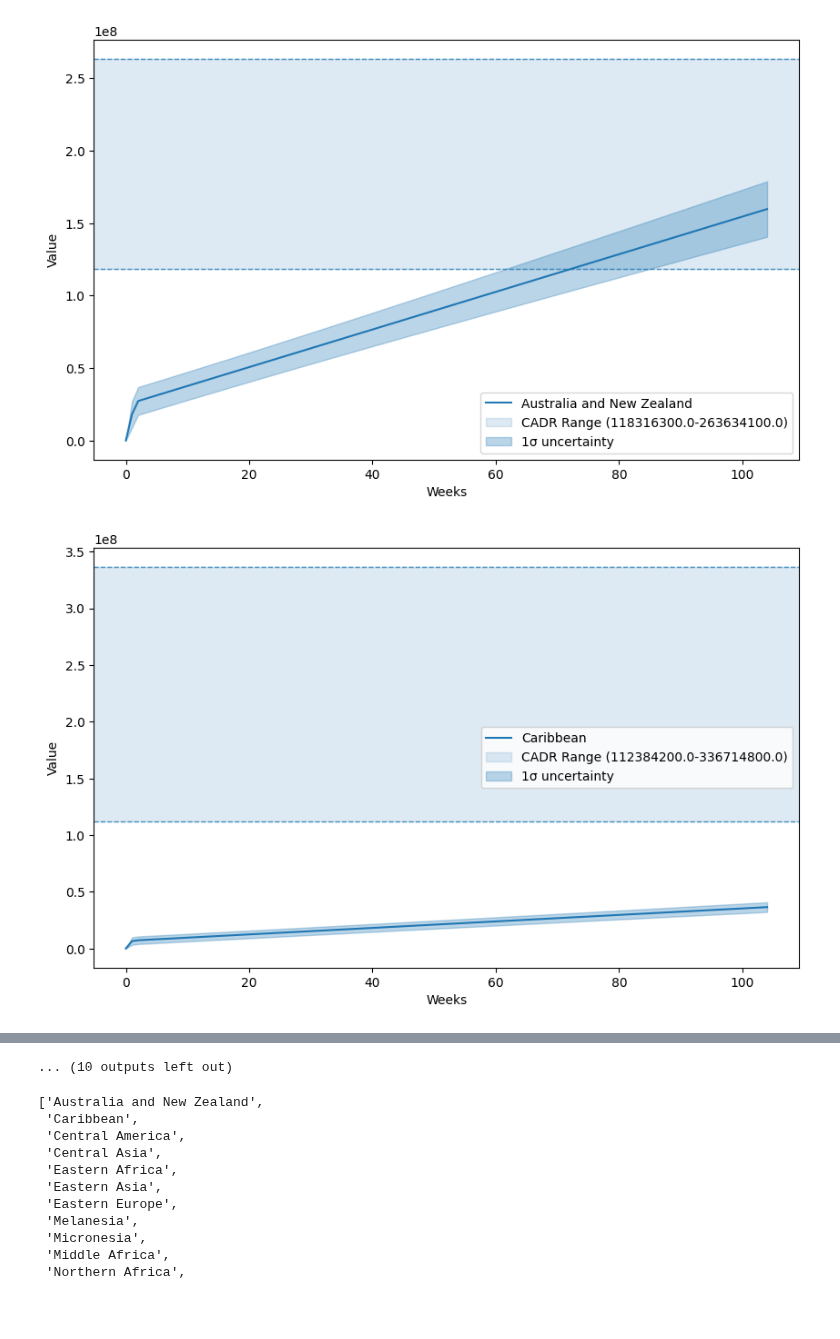
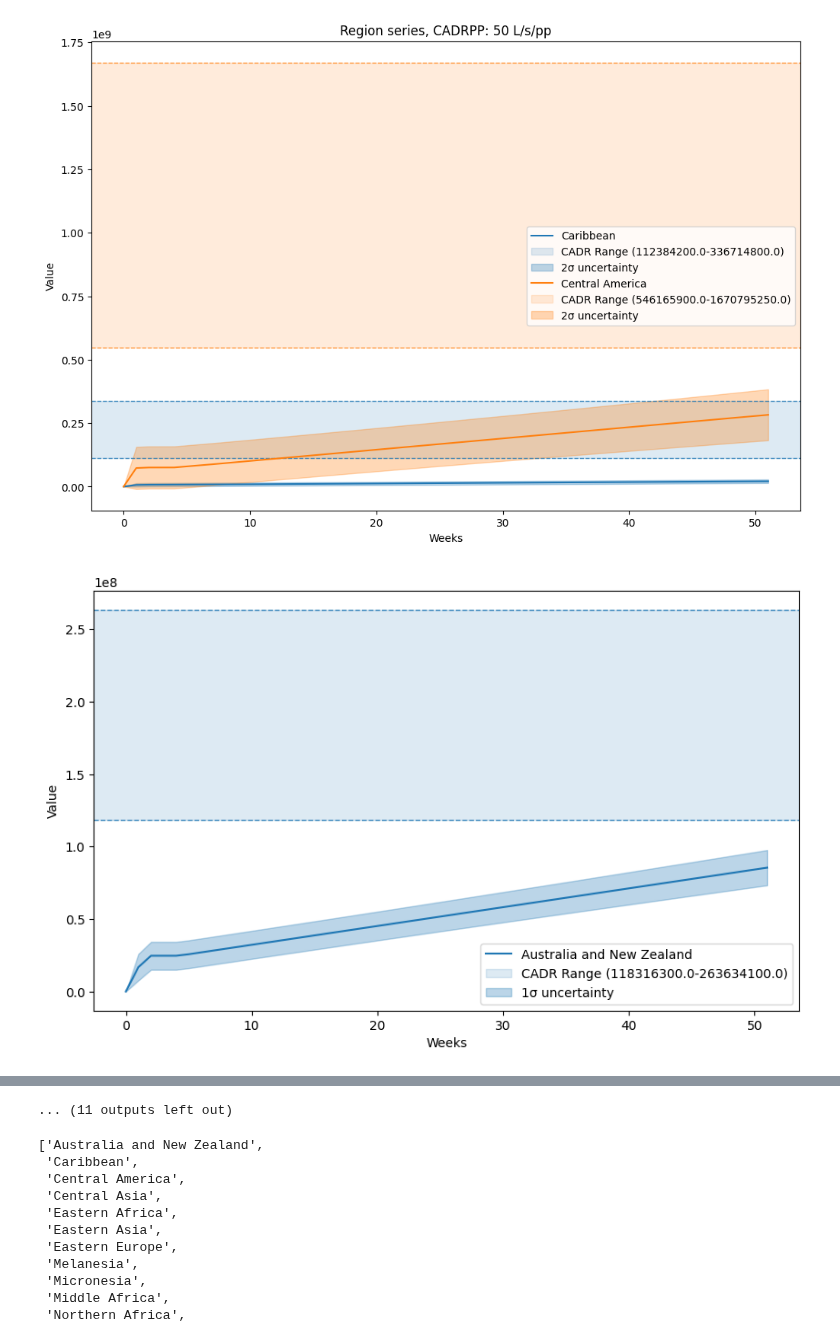
Before and after one commit to SPROOK/InRoomAirFilterScaleUp, a Jupyter notebook: scripts/Countries_Processing_MS.ipynb, the cells around one changed output, grey strips where cells are left out. Saved outputs shown, nothing was run; the diff lists cells and outputs as text; code cells hidden in the pictures; blank space fills up the shorter version.

```diff
--- a/scripts/Countries_Processing_MS.ipynb
+++ b/scripts/Countries_Processing_MS.ipynb
@@ -422,30 +405,34 @@ def get_ECW_region(df_ecw, region):
 # %%
 ## ---------------------------- Scale Up Plotting for Tester ----------------------------
 
 df_loaded = pd.read_pickle(output_path.with_suffix(".pkl"))
 
 region_df = aggregate_by_region(df_loaded, region_type="UNregion")
 
 #print(region_df)
 
 Region_list = region_df['Region'].tolist()
 
 #plot_country(df_loaded, "China", sigma=2)
 #plot_multiple_countries(df_loaded, ["China", "India", "Japan"], sigma=2)
 
 # Region-level plots
 
 
 CADRPP = 50 # L/s
 
 
 df_ecw = pd.read_csv(ecw_region)
 
-for i in Region_list:
-    plot_region(region_df, df_ecw, i, length=None, CADRPP=CADRPP, ax=None, sigma=1)
 
 
-#plot_multiple_regions(region_df, df_ecw, ['Australia and New Zealand'], CADRPP=CADRPP)
+
+plot_multiple_regions(region_df, df_ecw,  Region_list[1:3],length=52, CADRPP=CADRPP, sigma =2)
+['Australia and New Zealand']
+
+
+for i in Region_list:
+    plot_region(region_df, df_ecw, i, length=52, CADRPP=CADRPP, ax=None, sigma=1)
 # %% [output]
-[figure, old version]
+[figure, new version]
-[figure, old version]
+[figure, new version]
@@ -462,4 +449,4 @@ for i in Region_list:
-... (10 outputs left out)
+... (11 outputs left out)
 # %%
 Region_list
 # %% [output]
```
Also changed, not shown: parts of 3 cells of this notebook, 2 other files.
